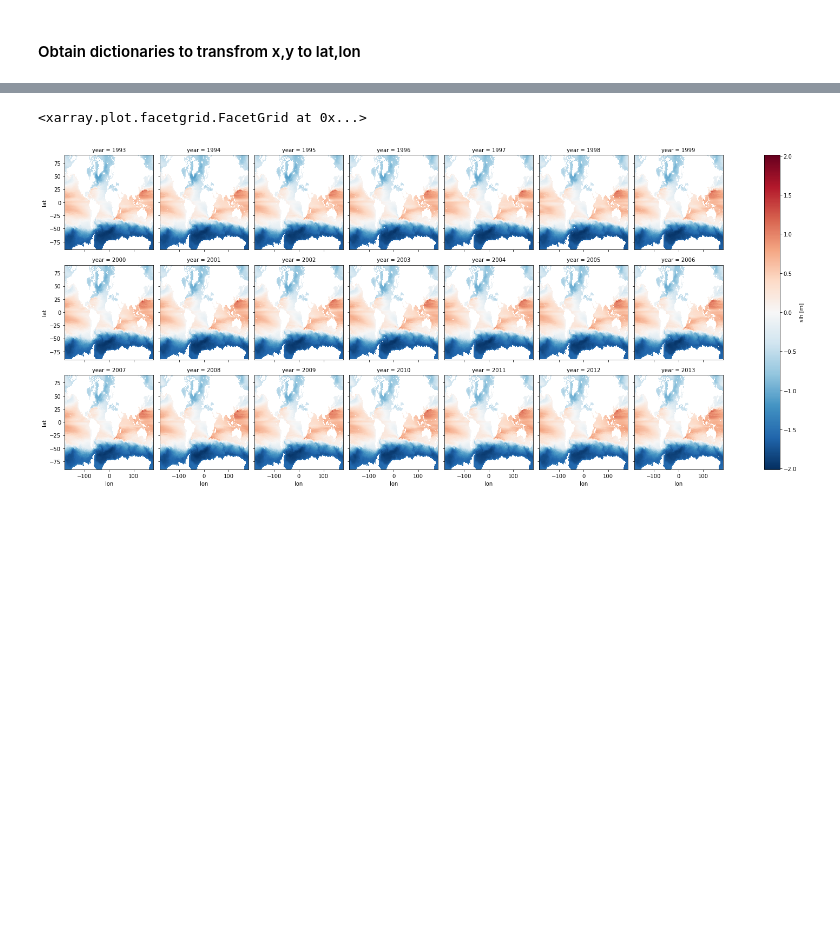
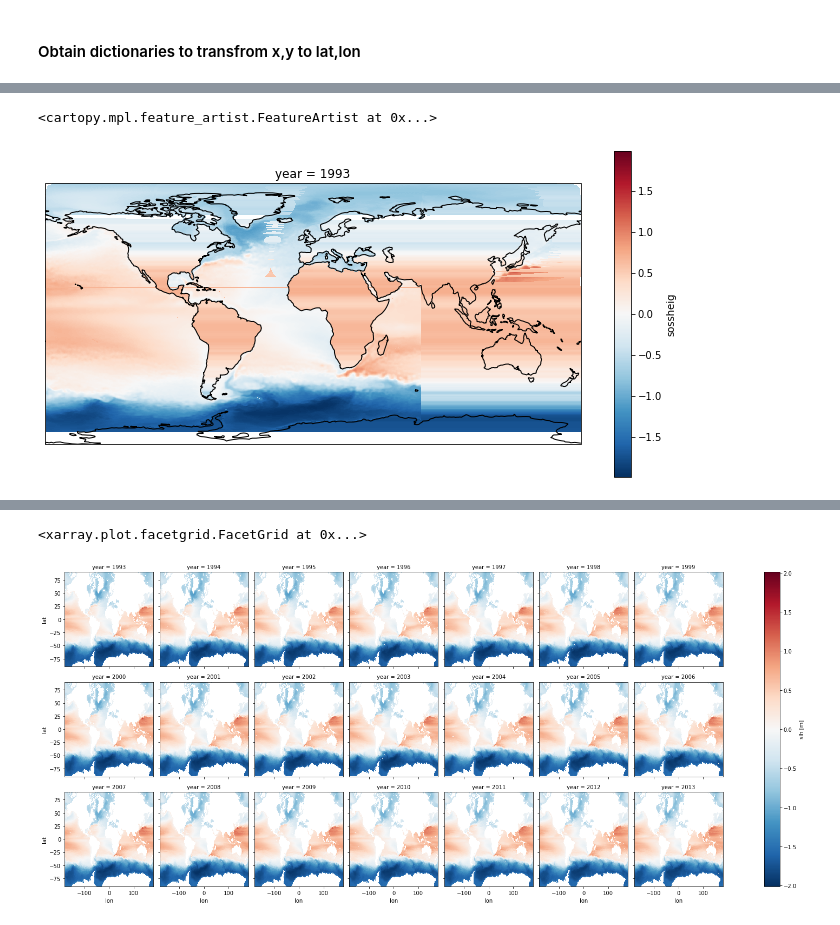
Before and after one commit to iris-keizer/ROMS-project, a Jupyter notebook: ROMS-project/Data preparation/GLORYS2V3.ipynb, the cells around one changed output, grey strips where cells are left out. Cells and saved outputs as stored; diff of their text form; code cells hidden in the pictures; blank space fills up the shorter version.

```diff
--- a/ROMS-project/Data preparation/GLORYS2V3.ipynb
+++ b/ROMS-project/Data preparation/GLORYS2V3.ipynb
@@ -47,0 +98,8 @@ years = Glorys2v3.year.values
+# %%
+plt.figure(figsize=(12, 6))
+ax = plt.axes(projection=ccrs.PlateCarree())
+Glorys2v3.sossheig[0].plot.pcolormesh(ax=ax, x="nav_lon", y="nav_lat")
+ax.coastlines()
+# %% [output]
+<cartopy.mpl.feature_artist.FeatureArtist at 0x...>
+[figure, added]
```
Also changed, not shown: parts of 9 cells of this notebook, 9 other files.
